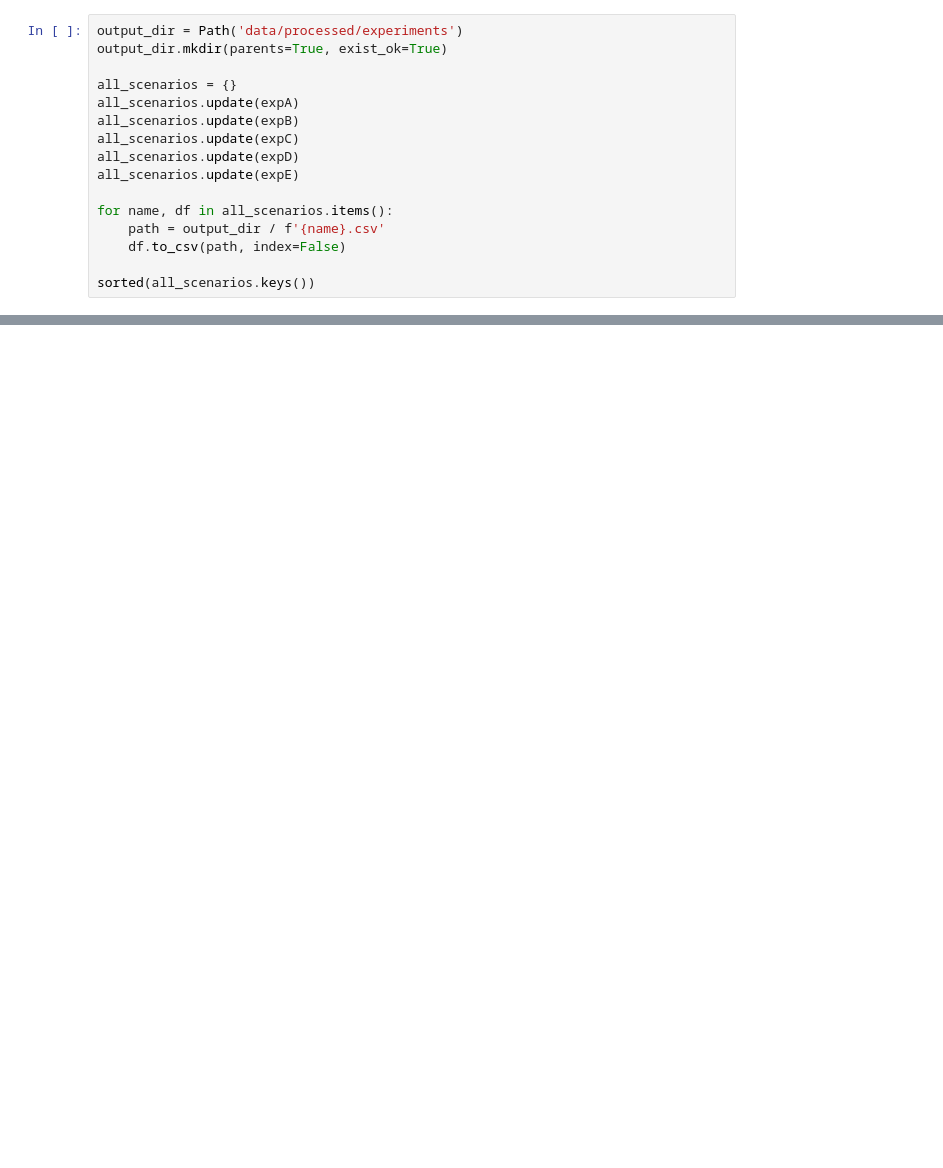
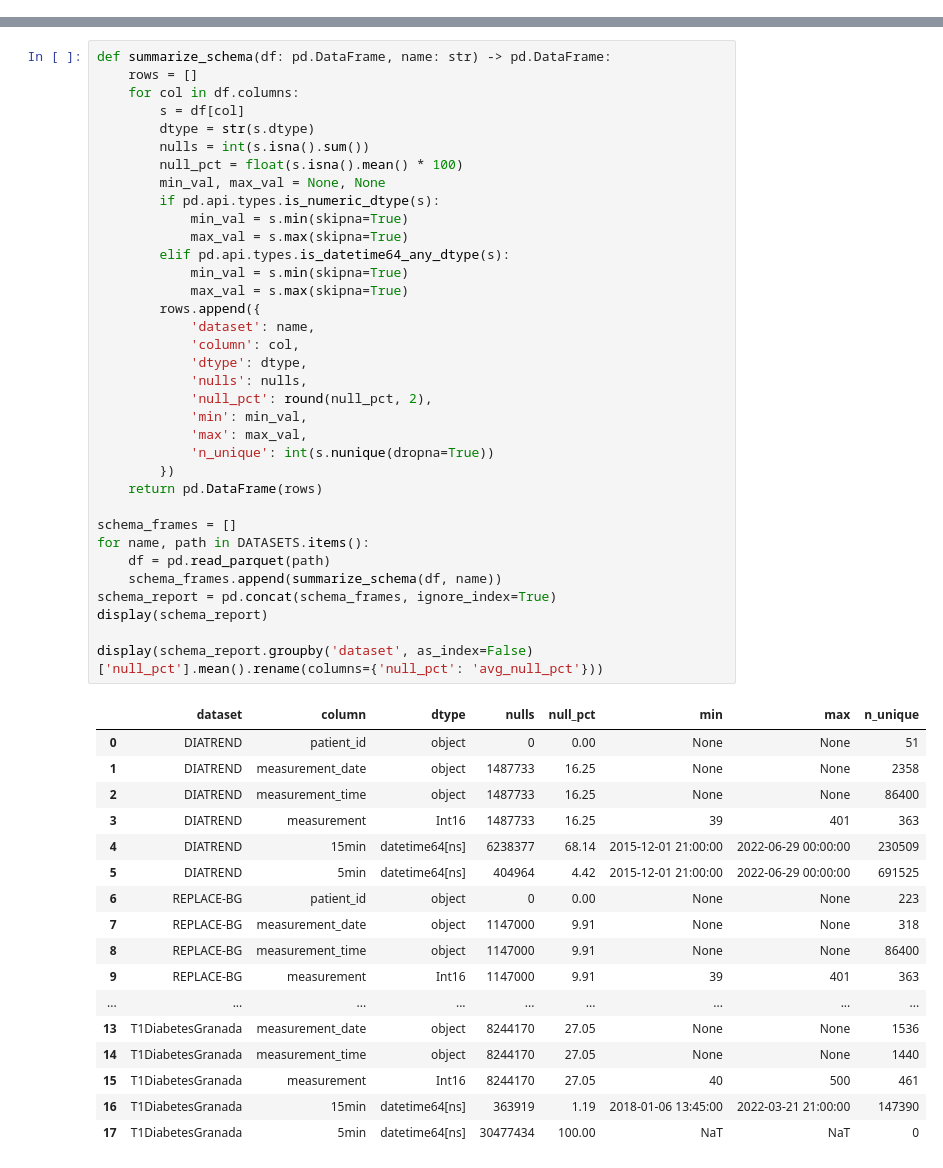
Before and after one commit to juanhdezz/TFM-Glucose-Prediction, a Jupyter notebook: notebooks/04_Experiments/00_Experiments.ipynb, the cells around one changed output, grey strips where cells are left out. Drawn from its saved outputs; the diff is of its cells as text; blank space fills up the shorter version.

```diff
--- a/notebooks/04_Experiments/00_Experiments.ipynb
+++ b/notebooks/04_Experiments/00_Experiments.ipynb
@@ -363,16 +0,0 @@ Guardamos todos los escenarios generados para el notebook de tecnicas de balance
-# %%
-output_dir = Path('data/processed/experiments')
-output_dir.mkdir(parents=True, exist_ok=True)
-
-all_scenarios = {}
-all_scenarios.update(expA)
-all_scenarios.update(expB)
-all_scenarios.update(expC)
-all_scenarios.update(expD)
-all_scenarios.update(expE)
-
-for name, df in all_scenarios.items():
-    path = output_dir / f'{name}.csv'
-    df.to_csv(path, index=False)
-
-sorted(all_scenarios.keys())
@@ -398,0 +50,53 @@ Los escenarios generados aqui son controlados y reproducibles. El proximo notebo
+# %%
+def summarize_schema(df: pd.DataFrame, name: str) -> pd.DataFrame:
+    rows = []
+    for col in df.columns:
+        s = df[col]
+        dtype = str(s.dtype)
+        nulls = int(s.isna().sum())
+        null_pct = float(s.isna().mean() * 100)
+        min_val, max_val = None, None
+        if pd.api.types.is_numeric_dtype(s):
+            min_val = s.min(skipna=True)
+            max_val = s.max(skipna=True)
+        elif pd.api.types.is_datetime64_any_dtype(s):
+            min_val = s.min(skipna=True)
+            max_val = s.max(skipna=True)
+        rows.append({
+            'dataset': name,
+            'column': col,
+            'dtype': dtype,
+            'nulls': nulls,
+            'null_pct': round(null_pct, 2),
+            'min': min_val,
+            'max': max_val,
+            'n_unique': int(s.nunique(dropna=True))
+        })
+    return pd.DataFrame(rows)
+
+schema_frames = []
+for name, path in DATASETS.items():
+    df = pd.read_parquet(path)
+    schema_frames.append(summarize_schema(df, name))
+schema_report = pd.concat(schema_frames, ignore_index=True)
+display(schema_report)
+
+display(schema_report.groupby('dataset', as_index=False)['null_pct'].mean().rename(columns={'null_pct': 'avg_null_pct'}))
+# %% [output]
+|  | dataset | column | dtype | nulls | null_pct | min | max | n_unique |
+| 0 | DIATREND | patient_id | object | 0 | 0.00 | None | None | 51 |
+| 1 | DIATREND | measurement_date | object | 1487733 | 16.25 | None | None | 2358 |
+| 2 | DIATREND | measurement_time | object | 1487733 | 16.25 | None | None | 86400 |
+| 3 | DIATREND | measurement | Int16 | 1487733 | 16.25 | 39 | 401 | 363 |
+| 4 | DIATREND | 15min | datetime64[ns] | 6238377 | 68.14 | 2015-12-01 21:00:00 | 2022-06-29 00:00:00 | 230509 |
+| 5 | DIATREND | 5min | datetime64[ns] | 404964 | 4.42 | 2015-12-01 21:00:00 | 2022-06-29 00:00:00 | 691525 |
+| 6 | REPLACE-BG | patient_id | object | 0 | 0.00 | None | None | 223 |
+| 7 | REPLACE-BG | measurement_date | object | 1147000 | 9.91 | None | None | 318 |
+| 8 | REPLACE-BG | measurement_time | object | 1147000 | 9.91 | None | None | 86400 |
+| 9 | REPLACE-BG | measurement | Int16 | 1147000 | 9.91 | 39 | 401 | 363 |
+| ... | ... | ... | ... | ... | ... | ... | ... | ... |
+| 13 | T1DiabetesGranada | measurement_date | object | 8244170 | 27.05 | None | None | 1536 |
+| 14 | T1DiabetesGranada | measurement_time | object | 8244170 | 27.05 | None | None | 1440 |
+| 15 | T1DiabetesGranada | measurement | Int16 | 8244170 | 27.05 | 40 | 500 | 461 |
+| 16 | T1DiabetesGranada | 15min | datetime64[ns] | 363919 | 1.19 | 2018-01-06 13:45:00 | 2022-03-21 21:00:00 | 147390 |
+| 17 | T1DiabetesGranada | 5min | datetime64[ns] | 30477434 | 100.00 | NaT | NaT | 0 |
```
Also changed, not shown: parts of 57 cells of this notebook.
